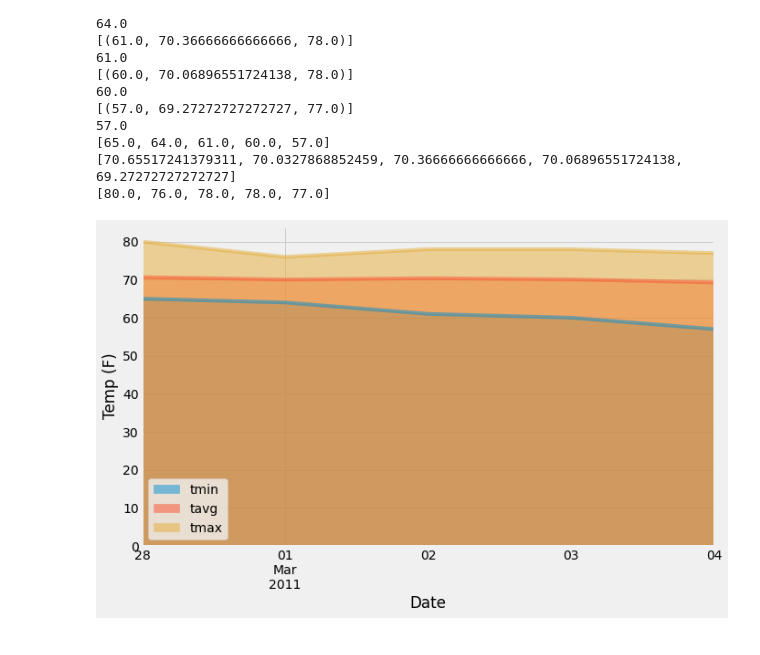
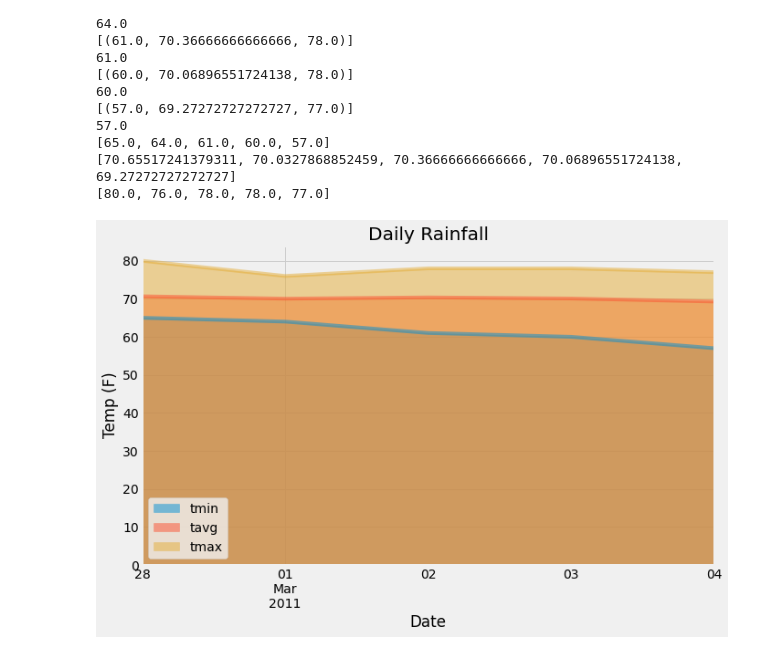
Before and after one commit to rjyobal/sqlalchemy-challenge, a Jupyter notebook: climate_starter.ipynb, the cells around one changed output. Drawn from its saved outputs; the diff is of its cells as text; code cells hidden in the pictures.

Commit message:
Fix charts

```diff
--- a/climate_starter.ipynb
+++ b/climate_starter.ipynb
@@ -411,14 +411,16 @@ print(tmax)
 # %%
 # Load the previous query results into a Pandas DataFrame and add the `trip_dates` range as the `date` index
 df = pd.DataFrame({
     'tmin': tmin,
     'tavg': tavg,
     'tmax': tmax,
 }, index=trip_dates)
 # Plot the daily normals as an area plot with `stacked=False`
 ax = df.plot.area(stacked=False, figsize=(10,6))
+plt.title('Daily Rainfall')
 plt.ylabel('Temp (F)')
 plt.xlabel('Date')
+plt.savefig('Images/Bonus_DailyRainfall_AREA.jpg', bbox_inches='tight')
 plt.show()
 # %% [output]
-[figure, old version]
+[figure, new version]
```
Also changed, not shown: parts of 3 cells of this notebook, 4 other files.
